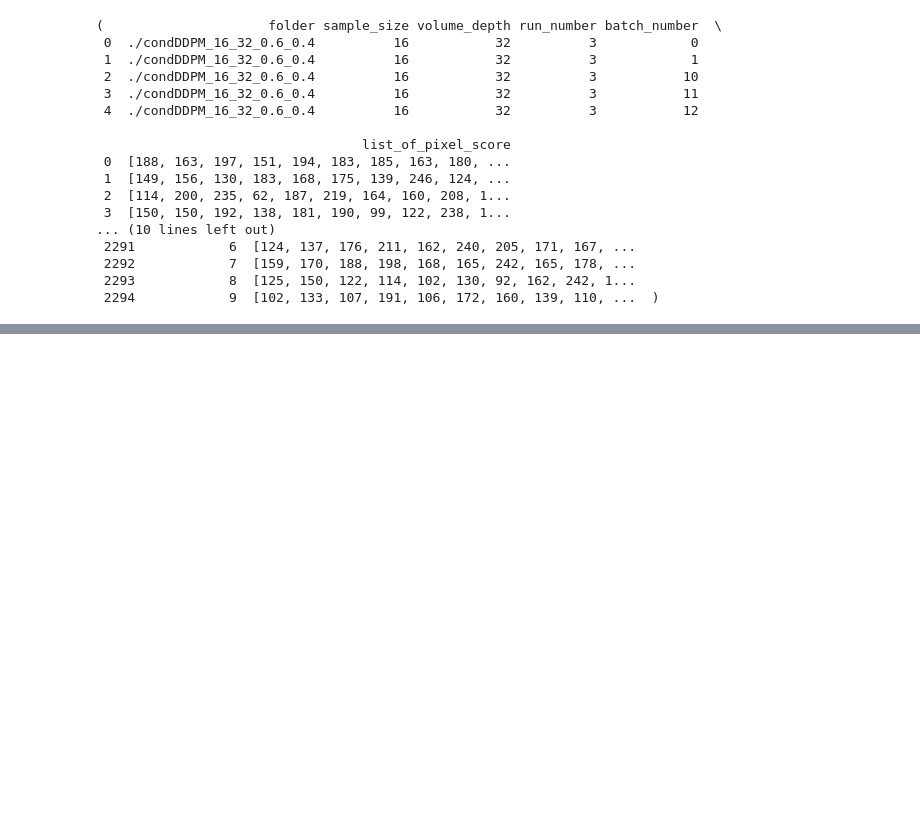
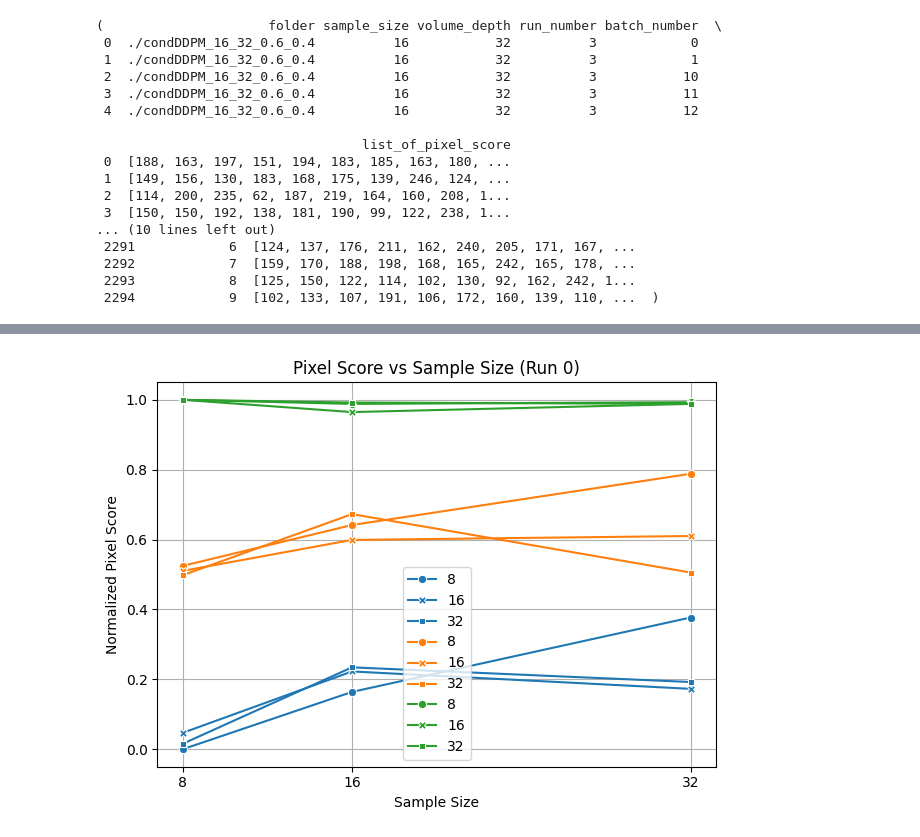
Before and after one commit to naiikaa/grandchallenges_vesuvius, a Jupyter notebook: src/experiments/viz.ipynb, the cells around one changed output, grey strips where cells are left out. Saved outputs shown, nothing was run; the diff lists cells and outputs as text; code cells hidden in the pictures; blank space fills up the shorter version.

```diff
--- a/src/experiments/viz.ipynb
+++ b/src/experiments/viz.ipynb
@@ -58,0 +79,19 @@ df["max_normalized_pixel_score"] = df["normalized_pixel_score"].apply(np.max)
+# %%
+def build_run_df(df,run_number):
+    df_run = df[df["run_number"] == str(run_number)].copy()
+    df_run = df_run.groupby(["sample_size", "volume_depth"]).agg({
+        "normalized_pixel_score": lambda x: np.concatenate(x.values)
+    }).reset_index()
+
+    #for each entry in df_run get the mean, std, min, max of normalized_pixel_score
+    df_run['mean'] = df_run["normalized_pixel_score"].apply(np.mean)
+    df_run['std'] = df_run["normalized_pixel_score"].apply(np.std)
+    df_run['min'] = df_run["normalized_pixel_score"].apply(np.min)
+    df_run['max']= df_run["normalized_pixel_score"].apply(np.max)
+    return df_run
+
+df_run0 = build_run_df(df,0)
+df_run1 = build_run_df(df,1)
+df_run2 = build_run_df(df,2)
+df_run3 = build_run_df(df,3)
+df_run4 = build_run_df(df,4)
@@ -58,0 +101,24 @@ df["max_normalized_pixel_score"] = df["normalized_pixel_score"].apply(np.max)
+# %%
+#plot mean, min, max against sample_size
+import seaborn as sns
+plt.figure()
+sample_sizes = df_run0["sample_size"].astype(int).unique()
+#plt.plot(sample_sizes, df_run0["mean"], label="Mean", marker='o')
+#plt.fill_between(sample_sizes, df_run0["min"], df_run0["max"], color='gray', alpha=0.2, label="Min-Max Range")
+#sort dfrun0 by sample_size
+df_run0 = df_run0.sort_values(by="sample_size")
+sns.lineplot(x="sample_size", y="min", data=df_run0, style="volume_depth", markers=True, dashes=False)
+sns.lineplot(x="sample_size", y="mean", data=df_run0, style="volume_depth", markers=True, dashes=False)
+sns.lineplot(x="sample_size", y="max", data=df_run0, style="volume_depth", markers=True, dashes=False)
+#plot a channel around mean using std
+plt.xlabel("Sample Size")
+plt.ylabel("Normalized Pixel Score")
+plt.title("Pixel Score vs Sample Size (Run 0)")
+#space the xticks to be only 8,16,32 and evenly
+plt.xticks(sample_sizes)
+plt.legend()
+plt.grid()
+plt.tight_layout()
+plt.show()
+# %% [output]
+[figure, added]
```
Also changed, not shown: parts of 8 cells of this notebook, 6 other files.
